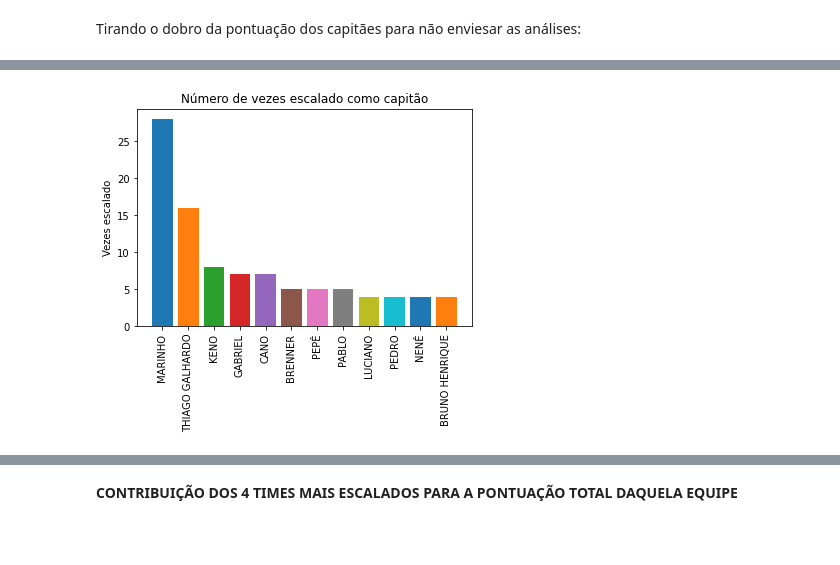
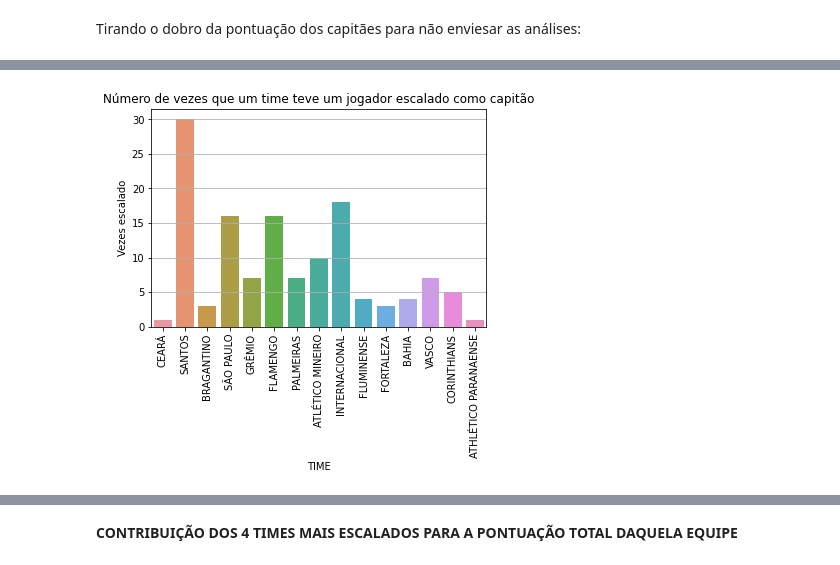
Before and after one commit to Eric-Mendes/estatisticas-quem-cair-calil, a Jupyter notebook: notebooks/estudo_das_escalacoes_times_serios.ipynb, the cells around one changed output, grey strips where cells are left out. Saved outputs shown, nothing was run; the diff lists cells and outputs as text; code cells hidden in the pictures; blank space fills up the shorter version.

```diff
--- a/notebooks/estudo_das_escalacoes_times_serios.ipynb
+++ b/notebooks/estudo_das_escalacoes_times_serios.ipynb
@@ -94,11 +85,9 @@ plt.show()
 # %%
-vezes_cap = Counter(df['JOGADOR'].loc[df['CAPITÃO'] == 'SIM'])
-vezes_cap = list(zip(*vezes_cap.most_common()))
-
+sns.countplot(x="TIME", data=df.loc[df["CAPITÃO"] == "SIM"])
 plt.xticks(rotation='vertical')
 plt.ylabel('Vezes escalado')
-plt.title('Número de vezes escalado como capitão')
-plt.bar(vezes_cap[0][:12], vezes_cap[1][:12], color=sns.color_palette("tab10"))
+plt.grid(axis='y')
+plt.title('Número de vezes que um time teve um jogador escalado como capitão')
 plt.show()
 # %% [output]
-[figure, old version]
+[figure, new version]
```
Also changed, not shown: parts of 15 cells of this notebook.
